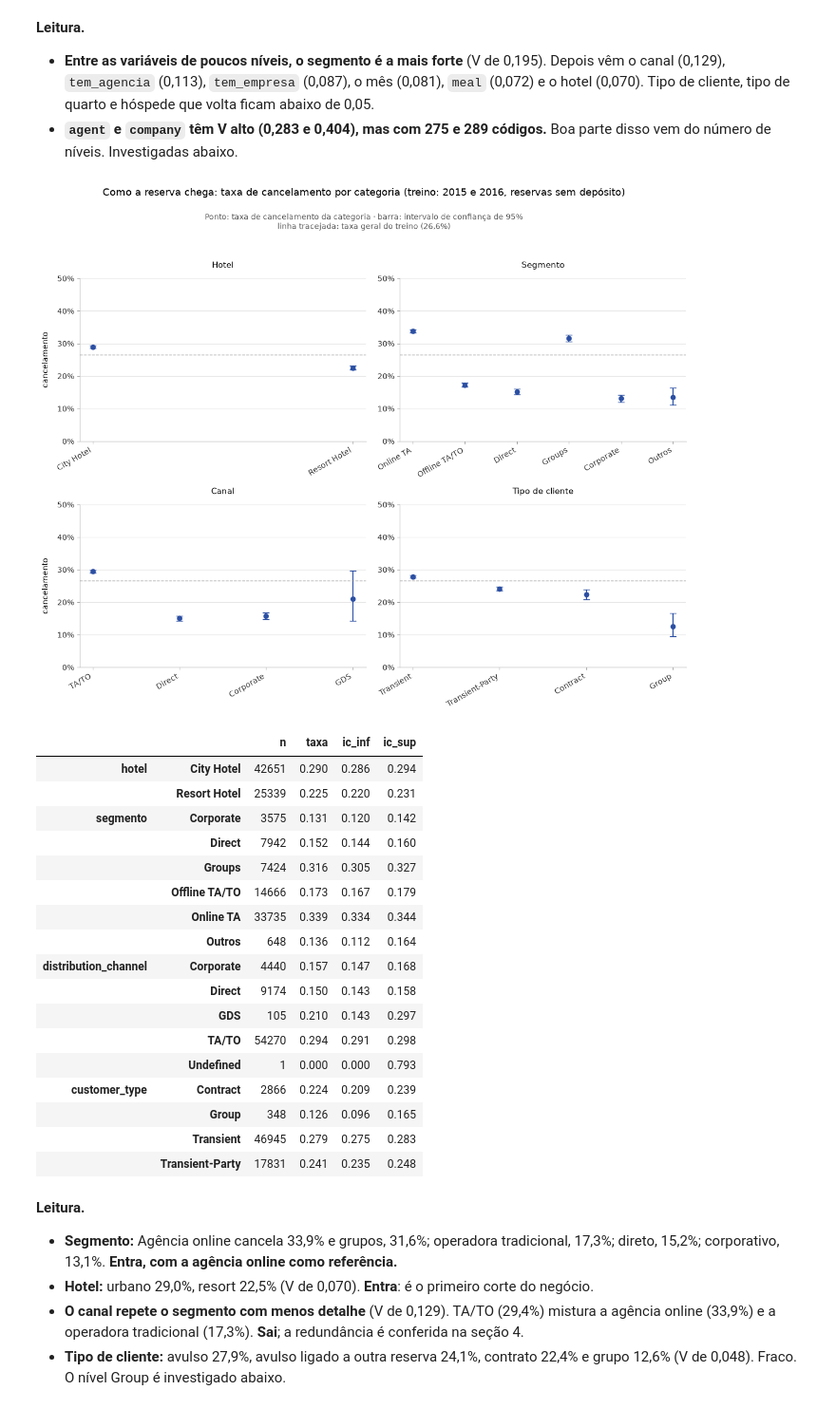
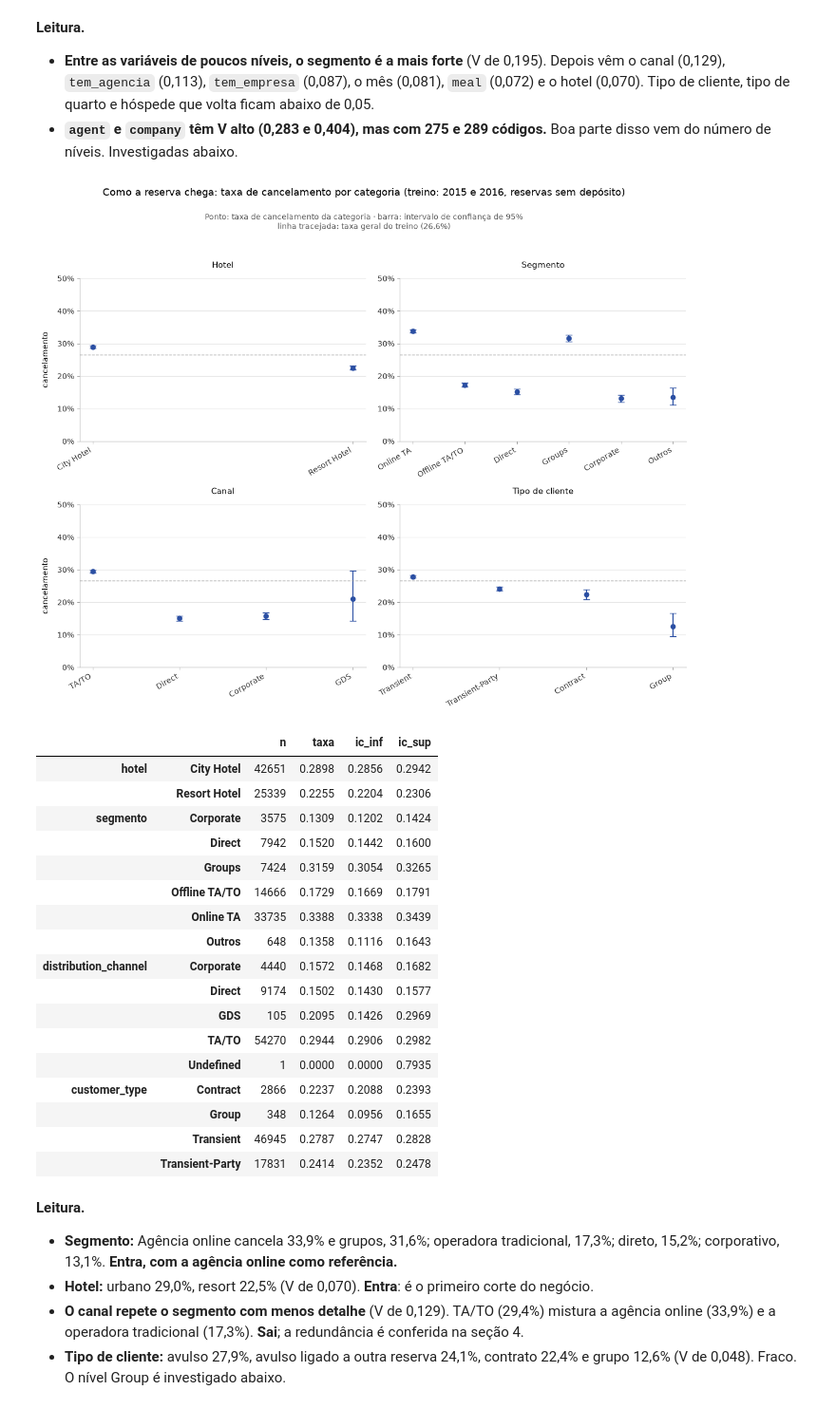
Before and after one commit to acrosatto/comunicacao-dados-mba, a Jupyter notebook: analise/ana/02_variaveis.ipynb, the cells around one changed output. Shown at 95% size. Cells and saved outputs as stored; diff of their text form; code cells hidden in the pictures.

```diff
--- a/analise/ana/02_variaveis.ipynb
+++ b/analise/ana/02_variaveis.ipynb
@@ -561,51 +561,51 @@ temas = {
     'O que foi reservado': [('meal', 'Regime de refeição'), ('reserved_room_type', 'Tipo de quarto reservado')],
 }
 legenda = (f'Ponto: taxa de cancelamento da categoria · barra: intervalo de confiança de 95%\n'
            f'linha tracejada: taxa geral do treino ({taxa_treino:.1%})'.replace('.', ','))
 
 def figura_categorias(tema, com_tabela):
     variaveis = temas[tema]
     linhas = (len(variaveis) + 1) // 2
     fig, eixos = plt.subplots(linhas, 2, figsize=(12, 4.4 * linhas + 0.8), squeeze=False)
     for ax, (coluna, titulo) in zip(eixos.flat, variaveis):
         tabela = taxa_por_nivel(treino, coluna).sort_values('n', ascending=False).query('n >= 30')
         grafico_taxa_por_nivel(tabela, taxa_geral=taxa_treino, titulo=titulo, ax=ax)
         ax.set_ylim(0, 0.5)   # mesma escala em todos, para comparar a força entre variáveis
         plt.setp(ax.get_xticklabels(), rotation=30, ha='right')
         ax.get_legend().remove()
         ax.set_ylabel('')
     for ax in eixos[:, 0]:
         ax.set_ylabel('cancelamento')
     topo = 1 - 0.85 / fig.get_figheight()   # espaço fixo para o título e a legenda
     fig.suptitle(f'{tema}: taxa de cancelamento por categoria (treino: 2015 e 2016, reservas sem depósito)',
                  fontsize=13, y=1.0)
     fig.text(0.5, 1 - 0.45 / fig.get_figheight(), legenda, ha='center', va='top', fontsize=10, color='#555555')
     plt.tight_layout(rect=(0, 0, 1, topo))
     plt.show()
-    return pd.concat({c: taxa_por_nivel(treino, c)[['n', 'taxa', 'ic_inf', 'ic_sup']] for c in com_tabela}).round(3)
+    return pd.concat({c: taxa_por_nivel(treino, c)[['n', 'taxa', 'ic_inf', 'ic_sup']] for c in com_tabela}).round(4)
 
 
 figura_categorias('Como a reserva chega', ['hotel', 'segmento', 'distribution_channel', 'customer_type'])
 # %% [output]
 [figure]
 |  |  | n | taxa | ic_inf | ic_sup |
-| hotel | City Hotel | 42651 | 0.290 | 0.286 | 0.294 |
-|  | Resort Hotel | 25339 | 0.225 | 0.220 | 0.231 |
-| segmento | Corporate | 3575 | 0.131 | 0.120 | 0.142 |
-|  | Direct | 7942 | 0.152 | 0.144 | 0.160 |
-|  | Groups | 7424 | 0.316 | 0.305 | 0.327 |
-|  | Offline TA/TO | 14666 | 0.173 | 0.167 | 0.179 |
-|  | Online TA | 33735 | 0.339 | 0.334 | 0.344 |
-|  | Outros | 648 | 0.136 | 0.112 | 0.164 |
-| distribution_channel | Corporate | 4440 | 0.157 | 0.147 | 0.168 |
-|  | Direct | 9174 | 0.150 | 0.143 | 0.158 |
-|  | GDS | 105 | 0.210 | 0.143 | 0.297 |
-|  | TA/TO | 54270 | 0.294 | 0.291 | 0.298 |
-|  | Undefined | 1 | 0.000 | 0.000 | 0.793 |
-| customer_type | Contract | 2866 | 0.224 | 0.209 | 0.239 |
-|  | Group | 348 | 0.126 | 0.096 | 0.165 |
-|  | Transient | 46945 | 0.279 | 0.275 | 0.283 |
-|  | Transient-Party | 17831 | 0.241 | 0.235 | 0.248 |
+| hotel | City Hotel | 42651 | 0.2898 | 0.2856 | 0.2942 |
+|  | Resort Hotel | 25339 | 0.2255 | 0.2204 | 0.2306 |
+| segmento | Corporate | 3575 | 0.1309 | 0.1202 | 0.1424 |
+|  | Direct | 7942 | 0.1520 | 0.1442 | 0.1600 |
+|  | Groups | 7424 | 0.3159 | 0.3054 | 0.3265 |
+|  | Offline TA/TO | 14666 | 0.1729 | 0.1669 | 0.1791 |
+|  | Online TA | 33735 | 0.3388 | 0.3338 | 0.3439 |
+|  | Outros | 648 | 0.1358 | 0.1116 | 0.1643 |
+| distribution_channel | Corporate | 4440 | 0.1572 | 0.1468 | 0.1682 |
+|  | Direct | 9174 | 0.1502 | 0.1430 | 0.1577 |
+|  | GDS | 105 | 0.2095 | 0.1426 | 0.2969 |
+|  | TA/TO | 54270 | 0.2944 | 0.2906 | 0.2982 |
+|  | Undefined | 1 | 0.0000 | 0.0000 | 0.7935 |
+| customer_type | Contract | 2866 | 0.2237 | 0.2088 | 0.2393 |
+|  | Group | 348 | 0.1264 | 0.0956 | 0.1655 |
+|  | Transient | 46945 | 0.2787 | 0.2747 | 0.2828 |
+|  | Transient-Party | 17831 | 0.2414 | 0.2352 | 0.2478 |
 # %% [markdown]
 **Leitura.**
 
```
Also changed, not shown: parts of 21 cells of this notebook, 2 other files.
